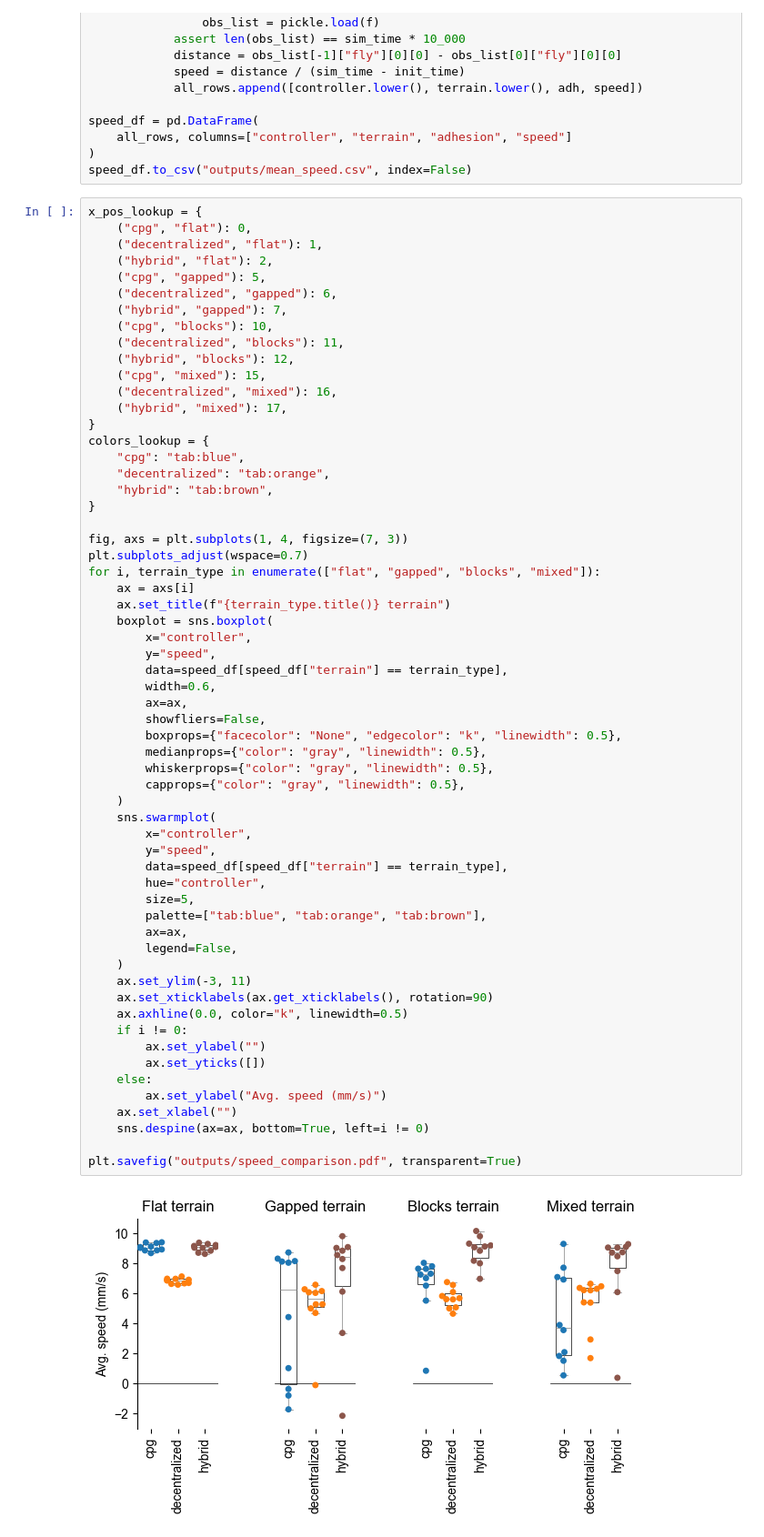
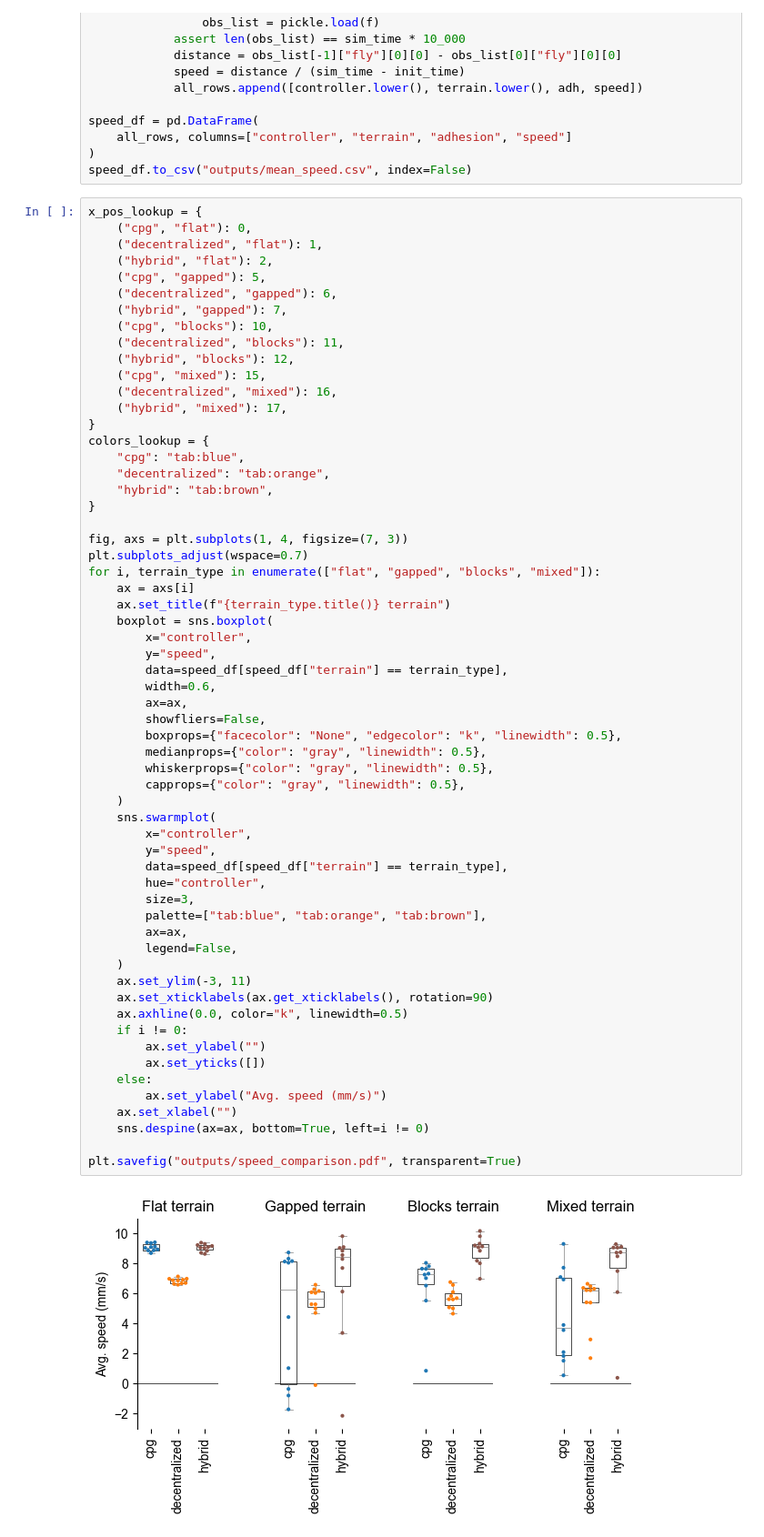
Before and after one commit to NeLy-EPFL/nmf2-paper, a Jupyter notebook: hybrid_controller/generate_figure.ipynb, the cells around one changed output. Shown at 91% size. Cells and saved outputs as stored; diff of their text form.

```diff
--- a/hybrid_controller/generate_figure.ipynb
+++ b/hybrid_controller/generate_figure.ipynb
@@ -87,32 +87,32 @@ for i, terrain_type in enumerate(["flat", "gapped", "blocks", "mixed"]):
         width=0.6,
         ax=ax,
         showfliers=False,
         boxprops={"facecolor": "None", "edgecolor": "k", "linewidth": 0.5},
         medianprops={"color": "gray", "linewidth": 0.5},
         whiskerprops={"color": "gray", "linewidth": 0.5},
         capprops={"color": "gray", "linewidth": 0.5},
     )
     sns.swarmplot(
         x="controller",
         y="speed",
         data=speed_df[speed_df["terrain"] == terrain_type],
         hue="controller",
-        size=5,
+        size=3,
         palette=["tab:blue", "tab:orange", "tab:brown"],
         ax=ax,
         legend=False,
     )
     ax.set_ylim(-3, 11)
     ax.set_xticklabels(ax.get_xticklabels(), rotation=90)
     ax.axhline(0.0, color="k", linewidth=0.5)
     if i != 0:
         ax.set_ylabel("")
         ax.set_yticks([])
     else:
         ax.set_ylabel("Avg. speed (mm/s)")
     ax.set_xlabel("")
     sns.despine(ax=ax, bottom=True, left=i != 0)
 
 plt.savefig("outputs/speed_comparison.pdf", transparent=True)
 # %% [output]
-[figure, old version]
+[figure, new version]
```
